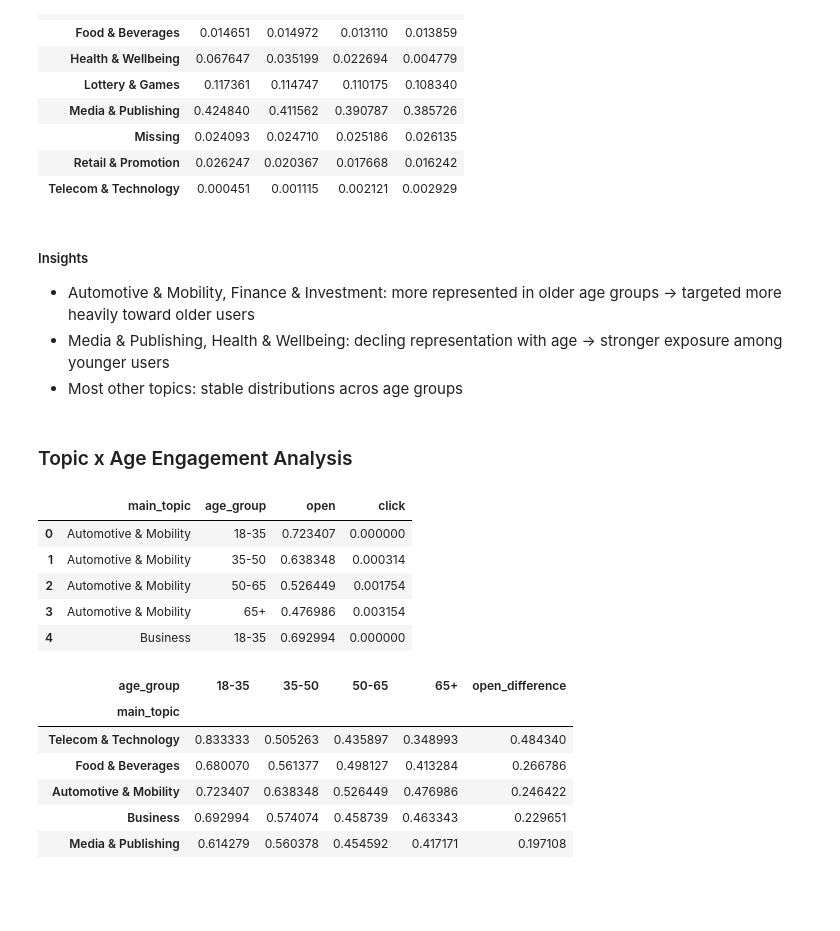
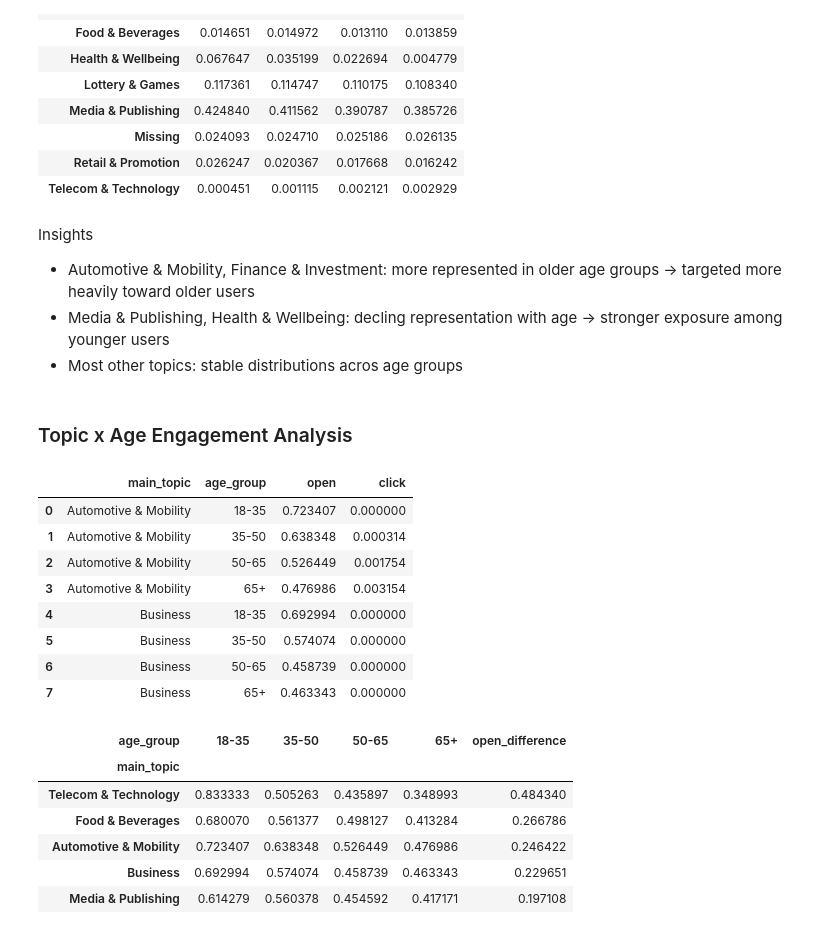
Before and after one commit to giadauva/OMG-Thesis, a Jupyter notebook: Thesis_OMG analysis.ipynb, the cells around one changed output. Drawn from its saved outputs; the diff is of its cells as text; code cells hidden in the pictures; blank space fills up the shorter version.

```diff
--- a/Thesis_OMG analysis.ipynb
+++ b/Thesis_OMG analysis.ipynb
@@ -2919,7 +2915,7 @@ topic_age
 | Retail & Promotion | 0.026247 | 0.020367 | 0.017668 | 0.016242 |
 | Telecom & Technology | 0.000451 | 0.001115 | 0.002121 | 0.002929 |
 # %% [markdown]
-##### Insights
+Insights
 - Automotive & Mobility, Finance & Investment: more represented in older age groups -> targeted more heavily toward older users
 - Media & Publishing, Health & Wellbeing: decling representation with age -> stronger exposure among younger users
 - Most other topics: stable distributions acros age groups
@@ -2928,18 +2924,21 @@ topic_age
 # %%
 # engagement rates by topic, age groups
 topic_age_engagement = (
     df_age.groupby(['main_topic', 'age_group']).agg({
         'open': 'mean',
         'click': 'mean'}).reset_index())
 
-topic_age_engagement.head()
+topic_age_engagement.head(8)
 # %% [output]
 |  | main_topic | age_group | open | click |
 | 0 | Automotive & Mobility | 18-35 | 0.723407 | 0.000000 |
 | 1 | Automotive & Mobility | 35-50 | 0.638348 | 0.000314 |
 | 2 | Automotive & Mobility | 50-65 | 0.526449 | 0.001754 |
 | 3 | Automotive & Mobility | 65+ | 0.476986 | 0.003154 |
 | 4 | Business | 18-35 | 0.692994 | 0.000000 |
+| 5 | Business | 35-50 | 0.574074 | 0.000000 |
+| 6 | Business | 50-65 | 0.458739 | 0.000000 |
+| 7 | Business | 65+ | 0.463343 | 0.000000 |
 # %%
 # pivot open rate
 topic_age_open = topic_age_engagement.pivot(
```
Also changed, not shown: parts of 56 cells of this notebook.
